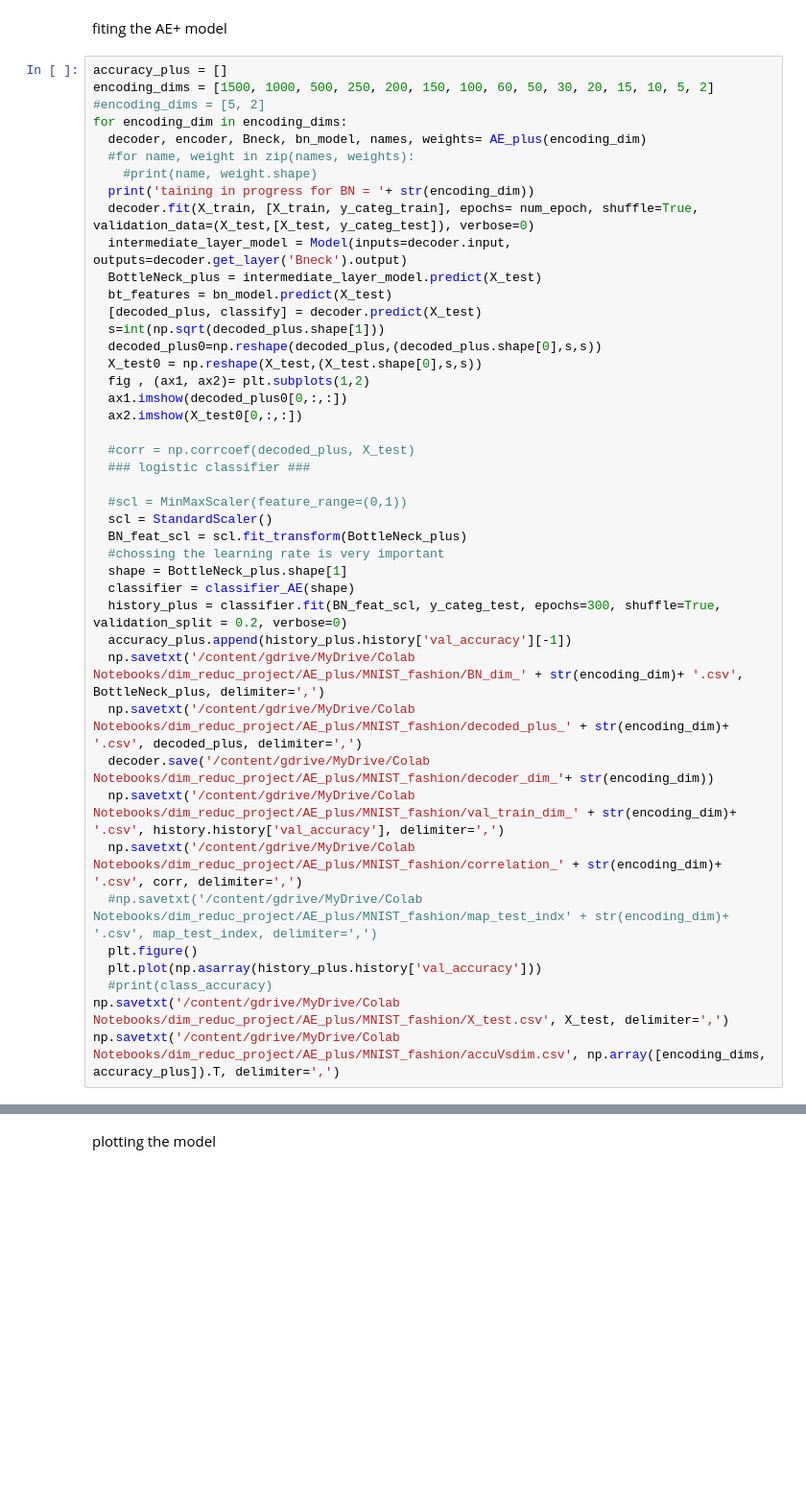
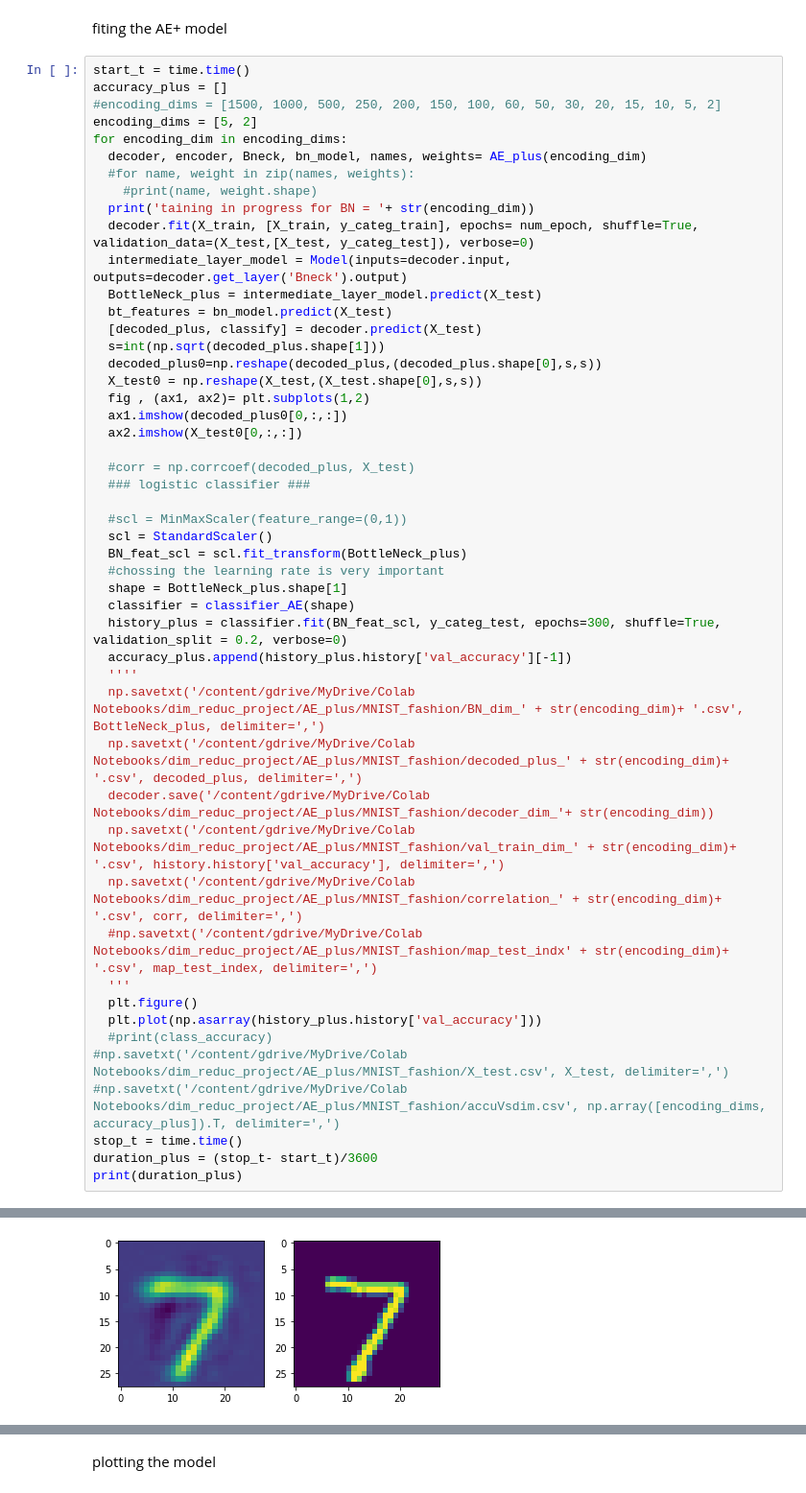
Before and after one commit to mehdi-or/203B, a Jupyter notebook: Mnist_fashion_AE.ipynb, the cells around one changed output, grey strips where cells are left out. Shown at 96% size. Saved outputs shown, nothing was run; the diff lists cells and outputs as text; blank space fills up the shorter version.

```diff
--- a/Mnist_fashion_AE.ipynb
+++ b/Mnist_fashion_AE.ipynb
@@ -253,9 +262,10 @@ def AE_plus(encoding_dim):
 # %% [markdown]
 fiting the AE+ model
 # %%
+start_t = time.time()
 accuracy_plus = []
-encoding_dims = [1500, 1000, 500, 250, 200, 150, 100, 60, 50, 30, 20, 15, 10, 5, 2]
-#encoding_dims = [5, 2]
+#encoding_dims = [1500, 1000, 500, 250, 200, 150, 100, 60, 50, 30, 20, 15, 10, 5, 2]
+encoding_dims = [5, 2]
 for encoding_dim in encoding_dims:
   decoder, encoder, Bneck, bn_model, names, weights= AE_plus(encoding_dim)
   #for name, weight in zip(names, weights):
@@ -284,15 +294,20 @@ for encoding_dim in encoding_dims:
   classifier = classifier_AE(shape)
   history_plus = classifier.fit(BN_feat_scl, y_categ_test, epochs=300, shuffle=True, validation_split = 0.2, verbose=0)
   accuracy_plus.append(history_plus.history['val_accuracy'][-1])
+  ''''
   np.savetxt('/content/gdrive/MyDrive/Colab Notebooks/dim_reduc_project/AE_plus/MNIST_fashion/BN_dim_' + str(encoding_dim)+ '.csv', BottleNeck_plus, delimiter=',')
   np.savetxt('/content/gdrive/MyDrive/Colab Notebooks/dim_reduc_project/AE_plus/MNIST_fashion/decoded_plus_' + str(encoding_dim)+ '.csv', decoded_plus, delimiter=',')
   decoder.save('/content/gdrive/MyDrive/Colab Notebooks/dim_reduc_project/AE_plus/MNIST_fashion/decoder_dim_'+ str(encoding_dim))
   np.savetxt('/content/gdrive/MyDrive/Colab Notebooks/dim_reduc_project/AE_plus/MNIST_fashion/val_train_dim_' + str(encoding_dim)+ '.csv', history.history['val_accuracy'], delimiter=',')
   np.savetxt('/content/gdrive/MyDrive/Colab Notebooks/dim_reduc_project/AE_plus/MNIST_fashion/correlation_' + str(encoding_dim)+ '.csv', corr, delimiter=',')
   #np.savetxt('/content/gdrive/MyDrive/Colab Notebooks/dim_reduc_project/AE_plus/MNIST_fashion/map_test_indx' + str(encoding_dim)+ '.csv', map_test_index, delimiter=',')
+  '''
   plt.figure()
   plt.plot(np.asarray(history_plus.history['val_accuracy']))
   #print(class_accuracy)
-np.savetxt('/content/gdrive/MyDrive/Colab Notebooks/dim_reduc_project/AE_plus/MNIST_fashion/X_test.csv', X_test, delimiter=',')
-np.savetxt('/content/gdrive/MyDrive/Colab Notebooks/dim_reduc_project/AE_plus/MNIST_fashion/accuVsdim.csv', np.array([encoding_dims, accuracy_plus]).T, delimiter=',')
+#np.savetxt('/content/gdrive/MyDrive/Colab Notebooks/dim_reduc_project/AE_plus/MNIST_fashion/X_test.csv', X_test, delimiter=',')
+#np.savetxt('/content/gdrive/MyDrive/Colab Notebooks/dim_reduc_project/AE_plus/MNIST_fashion/accuVsdim.csv', np.array([encoding_dims, accuracy_plus]).T, delimiter=',')
+stop_t = time.time()
+duration_plus = (stop_t- start_t)/3600
+print(duration_plus)
 # %% [output]
@@ -311,0 +317 @@ INFO:tensorflow:Assets written to: /content/gdrive/MyDrive/Colab Notebooks/dim_r
+[figure, added]
```
Also changed, not shown: parts of 19 cells of this notebook.
